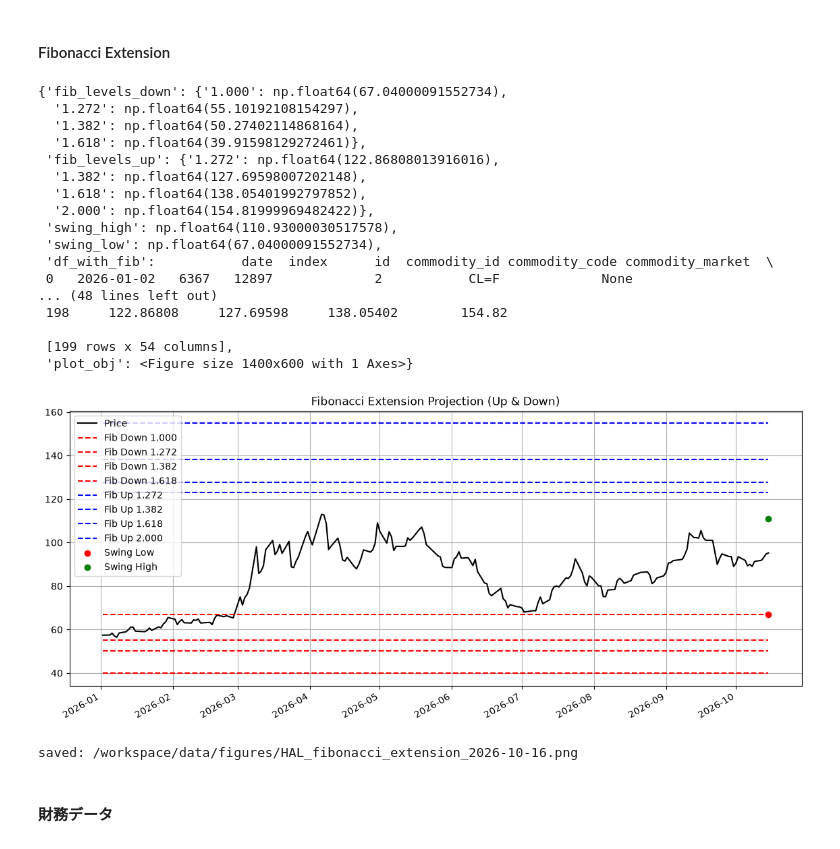
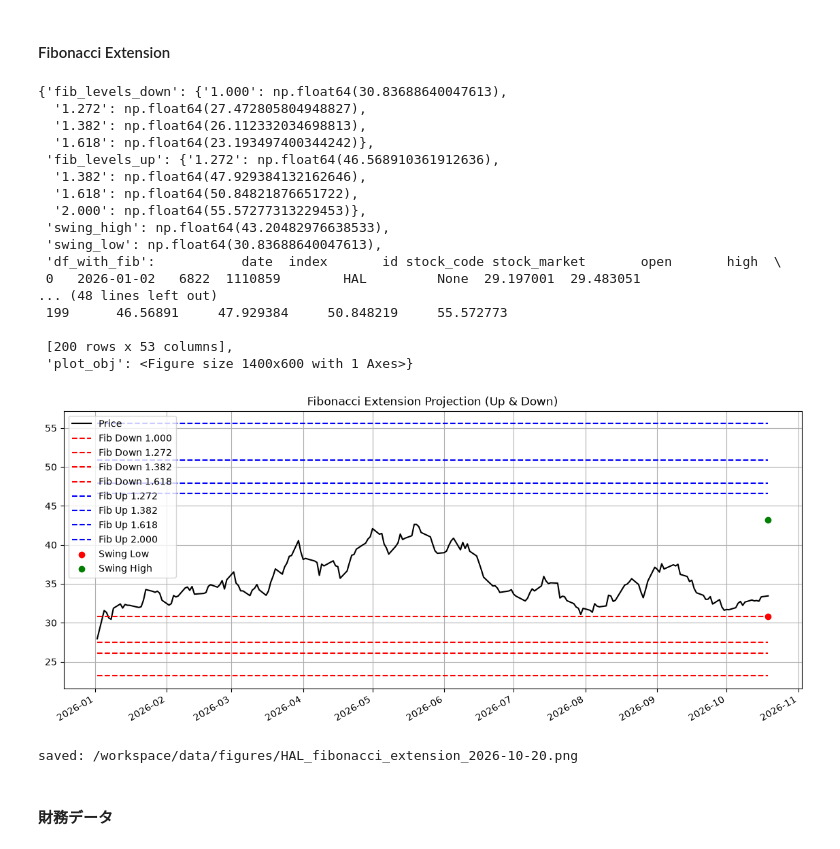
Before and after one commit to nekonabesan/stock_market_analysis, a Jupyter notebook: notebook/HAL_20261002.ipynb, the cells around one changed output. Saved outputs shown, nothing was run; the diff lists cells and outputs as text; code cells hidden in the pictures.

```diff
--- a/notebook/HAL_20261002.ipynb
+++ b/notebook/HAL_20261002.ipynb
@@ -352,13 +352,13 @@ output_path = output_dir / f"{hal}_data_{dt.datetime.now().strftime('%Y-%m-%d')}
 if output_path.exists():
     output_path.unlink()
 # 保存
-df = hal_timeseries_df.copy()
-df = df.reset_index()
-df["date"] = pd.to_datetime(df["date"])
-df = df.set_index("date")
-df = df.loc['2026-01-01':end]
-df.to_csv(output_path)
-df.head()
+hal_df = hal_timeseries_df.copy()
+hal_df = hal_df.reset_index()
+hal_df["date"] = pd.to_datetime(hal_df["date"])
+hal_df = hal_df.set_index("date")
+hal_df = hal_df.loc['2026-01-01':end]
+hal_df.to_csv(output_path)
+hal_df.head()
 # %% [output]
 |  | index | id | stock_code | stock_market | open | high | low | close | volume | ma5 | ... |
 | date |  |  |  |  |  |  |  |  |  |  | ... |
@@ -395,27 +395,27 @@ df.head()
 # %% [markdown]
 #### Fibonacci Extension
 # %%
-fib_result = fibonacci_extension.compute_fibonacci_extension(df.copy().reset_index())
+fib_result = fibonacci_extension.compute_fibonacci_extension(hal_df.copy().reset_index())
 fib_result
 # %% [output]
-{'fib_levels_down': {'1.000': np.float64(67.04000091552734),
-  '1.272': np.float64(55.10192108154297),
-  '1.382': np.float64(50.27402114868164),
-  '1.618': np.float64(39.91598129272461)},
- 'fib_levels_up': {'1.272': np.float64(122.86808013916016),
-  '1.382': np.float64(127.69598007202148),
-  '1.618': np.float64(138.05401992797852),
-  '2.000': np.float64(154.81999969482422)},
- 'swing_high': np.float64(110.93000030517578),
- 'swing_low': np.float64(67.04000091552734),
- 'df_with_fib':           date  index      id  commodity_id commodity_code commodity_market  \
- 0   2026-01-02   6367   12897             2           CL=F             None
+{'fib_levels_down': {'1.000': np.float64(30.83688640047613),
+  '1.272': np.float64(27.472805804948827),
+  '1.382': np.float64(26.112332034698813),
+  '1.618': np.float64(23.193497400344242)},
+ 'fib_levels_up': {'1.272': np.float64(46.568910361912636),
+  '1.382': np.float64(47.929384132162646),
+  '1.618': np.float64(50.84821876651722),
+  '2.000': np.float64(55.57277313229453)},
+ 'swing_high': np.float64(43.20482976638533),
+ 'swing_low': np.float64(30.83688640047613),
+ 'df_with_fib':           date  index       id stock_code stock_market       open       high  \
+ 0   2026-01-02   6822  1110859        HAL         None  29.197001  29.483051
 ... (48 lines left out)
- 198     122.86808     127.69598     138.05402        154.82
+ 199      46.56891     47.929384     50.848219     55.572773
 
- [199 rows x 54 columns],
+ [200 rows x 53 columns],
  'plot_obj': <Figure size 1400x600 with 1 Axes>}
-[figure, old version]
+[figure, new version]
 # %%
 output_dir = Path("/workspace/data/figures/")
 output_dir.mkdir(parents=True, exist_ok=True)
@@ -428,7 +428,7 @@ fib_result["plot_obj"].savefig(output_path, dpi=300, bbox_inches="tight")
 # 保存完了のメッセージを表示
 print("saved:", output_path)
 # %% [output]
-saved: /workspace/data/figures/HAL_fibonacci_extension_2026-10-16.png
+saved: /workspace/data/figures/HAL_fibonacci_extension_2026-10-20.png
 # %% [markdown]
 #### 財務データ
 # %%
```
Also changed, not shown: parts of 11 cells of this notebook, 13 other files.
